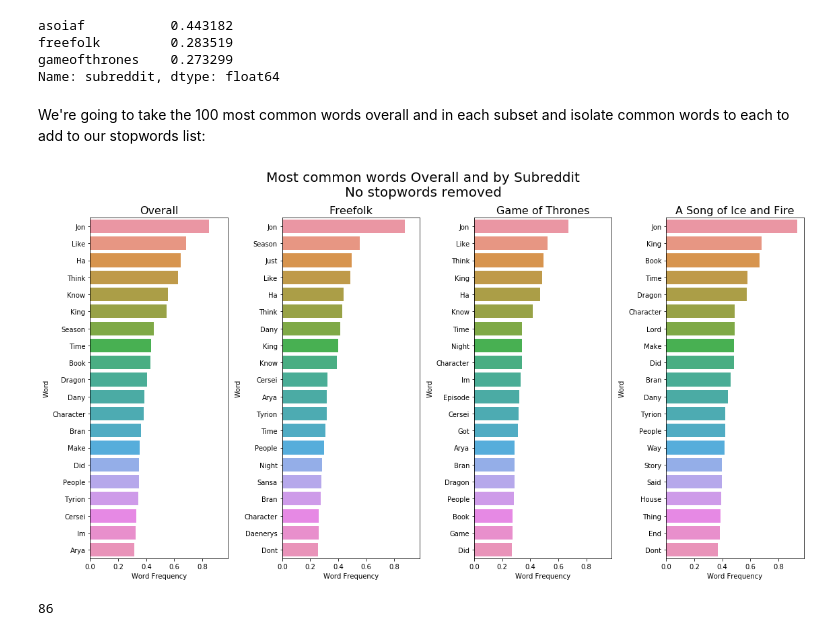
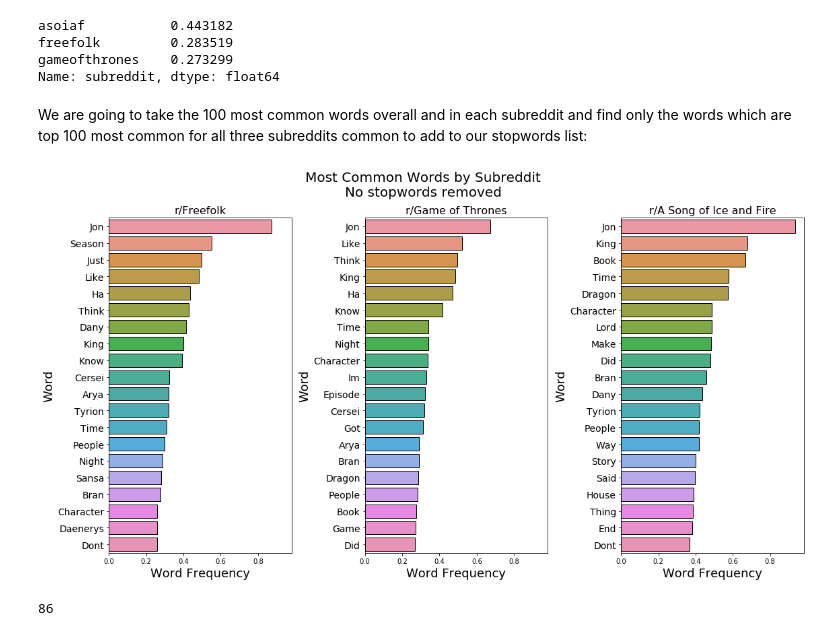
Before and after one commit to gwenrathgeber/subreddit_text_classification, a Jupyter notebook: code/additional_stopwords_identification.ipynb, the cells around one changed output. Drawn from its saved outputs; the diff is of its cells as text; code cells hidden in the pictures.

```diff
--- a/code/additional_stopwords_identification.ipynb
+++ b/code/additional_stopwords_identification.ipynb
@@ -63,7 +63,7 @@ asoiaf_vec = CountVectorizer(stop_words='english',
 asoiaf_tab = asoiaf_vec.fit_transform(asoiaf['fulltext'])
 asoiaf_pd = pd.DataFrame(asoiaf_tab.toarray(), columns=asoiaf_vec.get_feature_names())
 # %% [markdown]
-We're going to take the 100 most common words overall and in each subset and isolate common words to each to add to our stopwords list:
+We are going to take the 100 most common words overall and in each subreddit and find only the words which are top 100 most common for all three subreddits common to add to our stopwords list:
 # %%
 most_common_overall = df_pd.mean().sort_values(ascending=False)[0:100]
 
@@ -73,20 +73,21 @@ most_common_got = got_pd.mean().sort_values(ascending=False)[0:100]
 
 most_common_asoiaf = asoiaf_pd.mean().sort_values(ascending=False)[0:100]
 # %%
-tables = [most_common_overall,most_common_ff,most_common_got,most_common_asoiaf]
-titles = ['Overall','Freefolk','Game of Thrones','A Song of Ice and Fire']
+tables = [most_common_ff,most_common_got,most_common_asoiaf]
+titles = ['r/Freefolk','r/Game of Thrones','r/A Song of Ice and Fire']
 
-fig, ax = plt.subplots(1,4, sharex=True, figsize=(16,8))
+fig, ax = plt.subplots(1,3, sharex=True, figsize=(16,8))
 axs = ax.ravel()
-fig.suptitle('Most common words Overall and by Subreddit\nNo stopwords removed', fontsize=20, y=1.07)
+fig.suptitle('Most Common Words by Subreddit\nNo stopwords removed', fontsize=20, y=1.07)
 for i, ax in enumerate(axs):
+    plt.setp(ax.get_yticklabels(), fontsize=14)
     ax.set_title(titles[i], fontsize=16)
-    ax.set_xlabel('Word Frequency')
-    ax.set_ylabel('Word')
-    sns.barplot(tables[i][0:20],tables[i].index.str.title()[0:20], orient='h', ax=ax)
+    ax.set_xlabel('Word Frequency', fontsize=18)
+    ax.set_ylabel('Word', fontsize=18)
+    sns.barplot(tables[i][0:20],tables[i].index.str.title()[0:20], orient='h',ax=ax, ec='k', linewidth=1)
 fig.tight_layout()
 # %% [output]
-[figure, old version]
+[figure, new version]
 # %%
 common_ff = most_common_ff[~(most_common_ff - most_common_overall).isna()]
 
```
Also changed, not shown: parts of 1 cell of this notebook, 1 other file.
